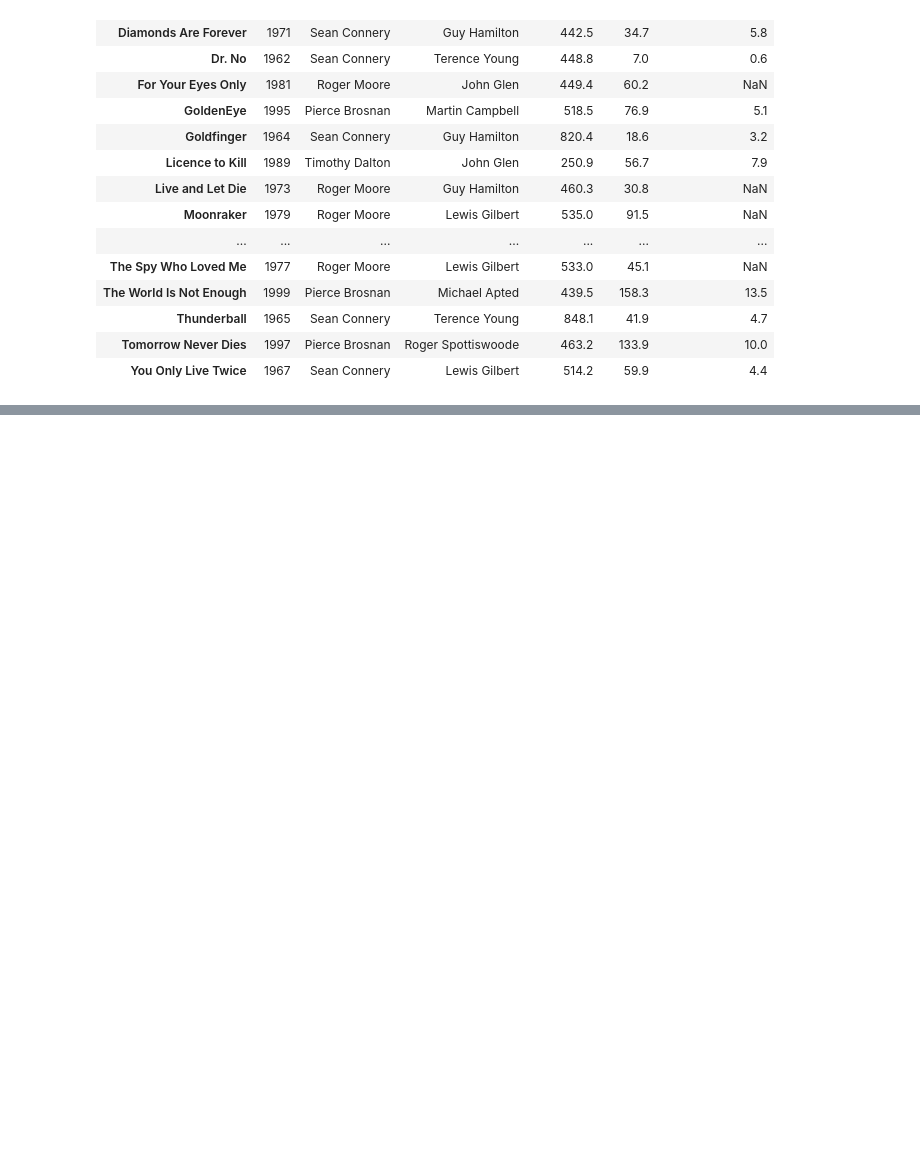
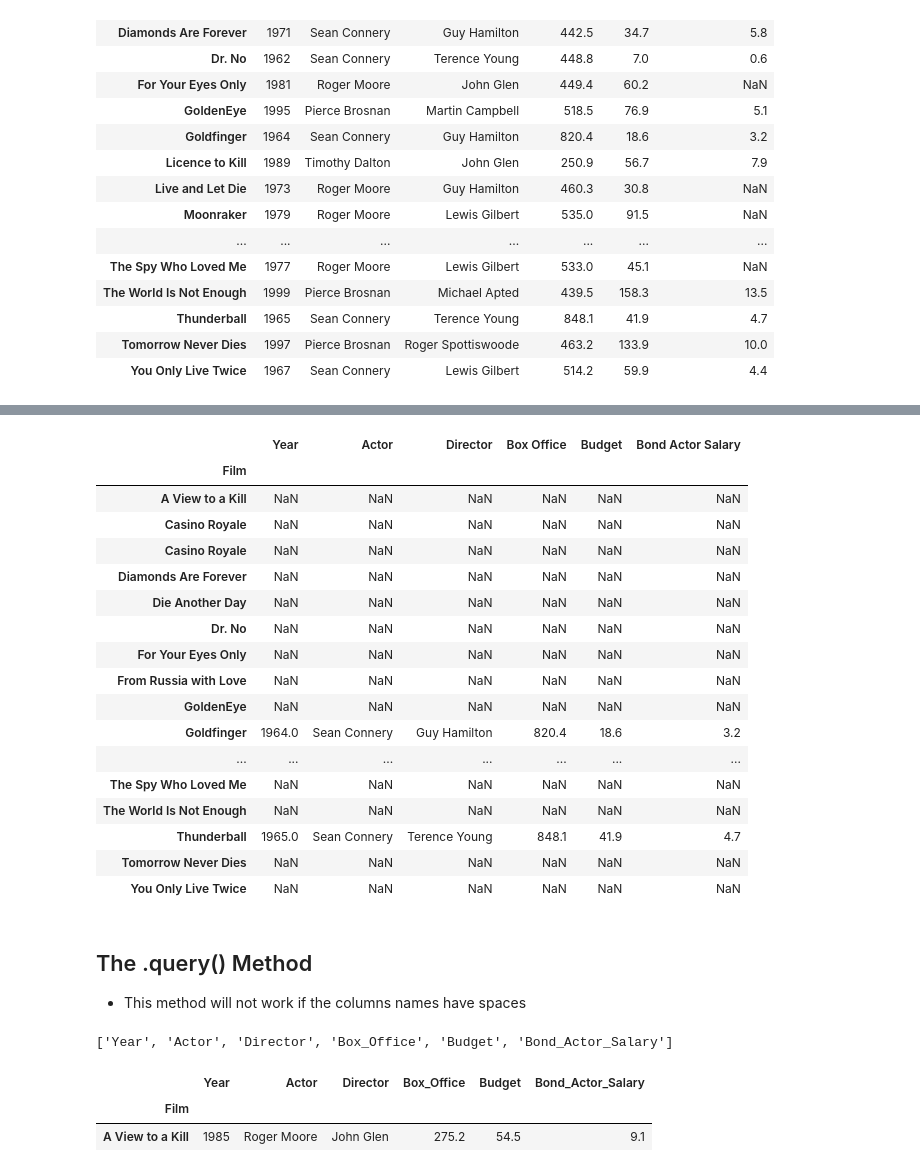
Before and after one commit to YoheiKo/DA_with_pandas_udemy, a Jupyter notebook: Dataframe3.ipynb, the cells around one changed output, grey strips where cells are left out. Saved outputs shown, nothing was run; the diff lists cells and outputs as text; code cells hidden in the pictures; blank space fills up the shorter version.

```diff
--- a/Dataframe3.ipynb
+++ b/Dataframe3.ipynb
@@ -841,0 +1206,26 @@ bond.drop(["A View to a Kill", "Die Another Day", "From Russia with Love"]) # If
+# %%
+mask2 = bond["Box Office"] > 800
+# %%
+bond.where(mask & mask2)
+# %% [output]
+|  | Year | Actor | Director | Box Office | Budget | Bond Actor Salary |
+| Film |  |  |  |  |  |  |
+| A View to a Kill | NaN | NaN | NaN | NaN | NaN | NaN |
+| Casino Royale | NaN | NaN | NaN | NaN | NaN | NaN |
+| Casino Royale | NaN | NaN | NaN | NaN | NaN | NaN |
+| Diamonds Are Forever | NaN | NaN | NaN | NaN | NaN | NaN |
+| Die Another Day | NaN | NaN | NaN | NaN | NaN | NaN |
+| Dr. No | NaN | NaN | NaN | NaN | NaN | NaN |
+| For Your Eyes Only | NaN | NaN | NaN | NaN | NaN | NaN |
+| From Russia with Love | NaN | NaN | NaN | NaN | NaN | NaN |
+| GoldenEye | NaN | NaN | NaN | NaN | NaN | NaN |
+| Goldfinger | 1964.0 | Sean Connery | Guy Hamilton | 820.4 | 18.6 | 3.2 |
+| ... | ... | ... | ... | ... | ... | ... |
+| The Spy Who Loved Me | NaN | NaN | NaN | NaN | NaN | NaN |
+| The World Is Not Enough | NaN | NaN | NaN | NaN | NaN | NaN |
+| Thunderball | 1965.0 | Sean Connery | Terence Young | 848.1 | 41.9 | 4.7 |
+| Tomorrow Never Dies | NaN | NaN | NaN | NaN | NaN | NaN |
+| You Only Live Twice | NaN | NaN | NaN | NaN | NaN | NaN |
+# %% [markdown]
+## The .query() Method
+* This method will not work if the columns names have spaces
@@ -841,0 +1237,4 @@ bond.drop(["A View to a Kill", "Die Another Day", "From Russia with Love"]) # If
+# %%
+[column_name.replace(" ","_") for column_name in bond.columns]  # replace "(spaces)" with "_(under bar)"
+# %% [output]
+['Year', 'Actor', 'Director', 'Box_Office', 'Budget', 'Bond_Actor_Salary']
@@ -841,0 +1243,6 @@ bond.drop(["A View to a Kill", "Die Another Day", "From Russia with Love"]) # If
+# %%
+bond.head(1)
+# %% [output]
+|  | Year | Actor | Director | Box_Office | Budget | Bond_Actor_Salary |
+| Film |  |  |  |  |  |  |
+| A View to a Kill | 1985 | Roger Moore | John Glen | 275.2 | 54.5 | 9.1 |
```
Also changed, not shown: parts of 69 cells of this notebook.
